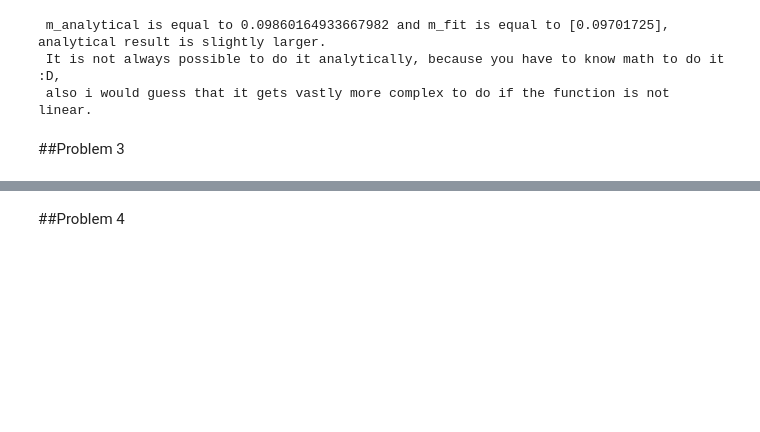
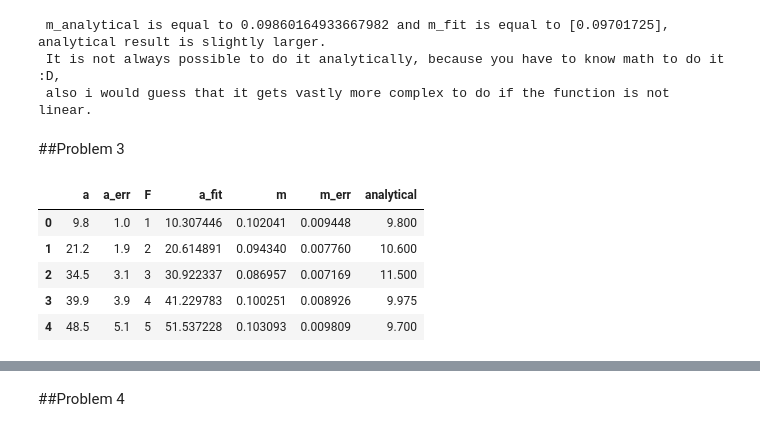
Before and after one commit to nebuus/Stat_methods, a Jupyter notebook: Statistical_methods_in_data_analysis_S2_S3.ipynb, the cells around one changed output, grey strips where cells are left out. Cells and saved outputs as stored; diff of their text form; code cells hidden in the pictures; blank space fills up the shorter version.

```diff
--- a/Statistical_methods_in_data_analysis_S2_S3.ipynb
+++ b/Statistical_methods_in_data_analysis_S2_S3.ipynb
@@ -221,0 +214,9 @@ print(m_ideal)
+# %%
+df
+# %% [output]
+|  | a | a_err | F | a_fit | m | m_err | analytical |
+| 0 | 9.8 | 1.0 | 1 | 10.307446 | 0.102041 | 0.009448 | 9.800 |
+| 1 | 21.2 | 1.9 | 2 | 20.614891 | 0.094340 | 0.007760 | 10.600 |
+| 2 | 34.5 | 3.1 | 3 | 30.922337 | 0.086957 | 0.007169 | 11.500 |
+| 3 | 39.9 | 3.9 | 4 | 41.229783 | 0.100251 | 0.008926 | 9.975 |
+| 4 | 48.5 | 5.1 | 5 | 51.537228 | 0.103093 | 0.009809 | 9.700 |
```
Also changed, not shown: parts of 19 cells of this notebook.
